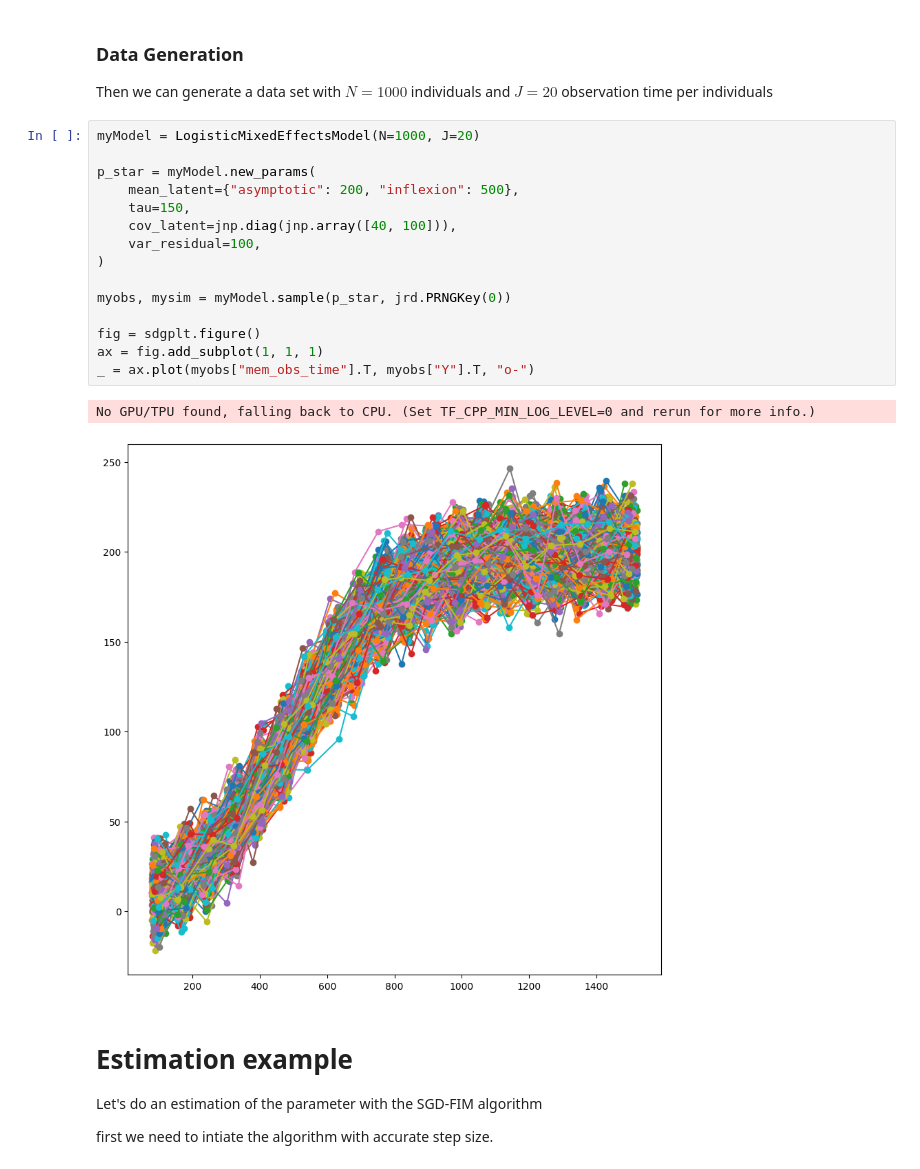
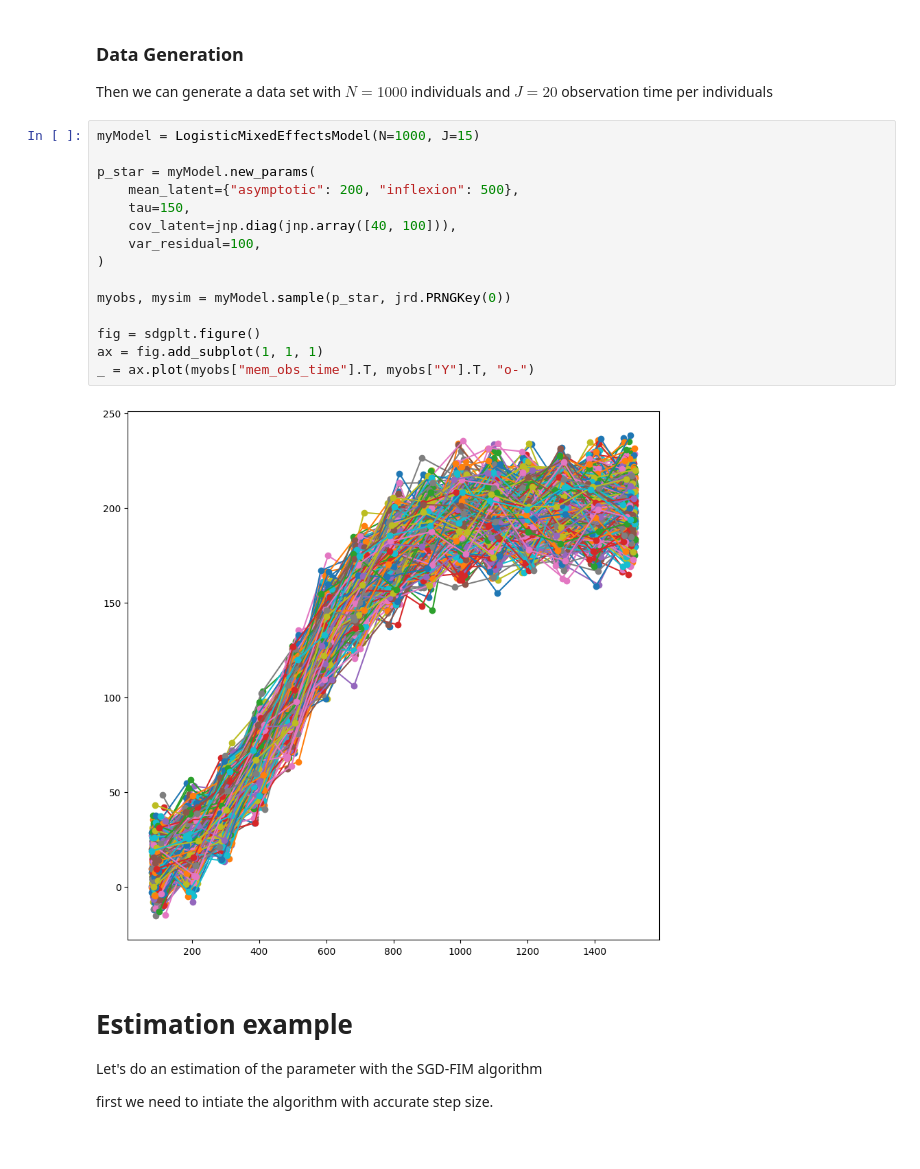
Before and after one commit to caillebotteAntoine/sdg4varselect, a Jupyter notebook: examples/calimero.ipynb, the cells around one changed output. Saved outputs shown, nothing was run; the diff lists cells and outputs as text.

```diff
--- a/examples/calimero.ipynb
+++ b/examples/calimero.ipynb
@@ -99,23 +99,22 @@ class LogisticMixedEffectsModel(AbstractMixedEffectsModel):
 ### Data Generation
 Then we can generate a data set with $N=1000$ individuals and $J=20$ observation time per individuals
 # %%
-myModel = LogisticMixedEffectsModel(N=1000, J=20)
+myModel = LogisticMixedEffectsModel(N=1000, J=15)
 
 p_star = myModel.new_params(
     mean_latent={"asymptotic": 200, "inflexion": 500},
     tau=150,
     cov_latent=jnp.diag(jnp.array([40, 100])),
     var_residual=100,
 )
 
 myobs, mysim = myModel.sample(p_star, jrd.PRNGKey(0))
 
 fig = sdgplt.figure()
 ax = fig.add_subplot(1, 1, 1)
 _ = ax.plot(myobs["mem_obs_time"].T, myobs["Y"].T, "o-")
 # %% [output]
-No GPU/TPU found, falling back to CPU. (Set TF_CPP_MIN_LOG_LEVEL=0 and rerun for more info.)
-[figure, old version]
+[figure, new version]
 # %% [markdown]
 # Estimation example
 
```
Also changed, not shown: parts of 6 cells of this notebook, 22 other files.
